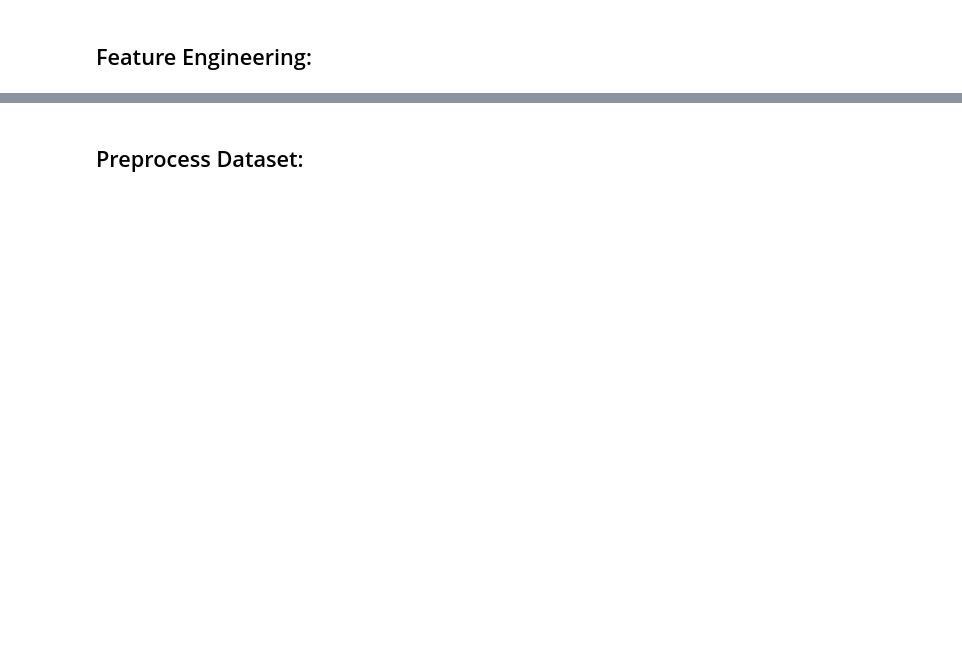
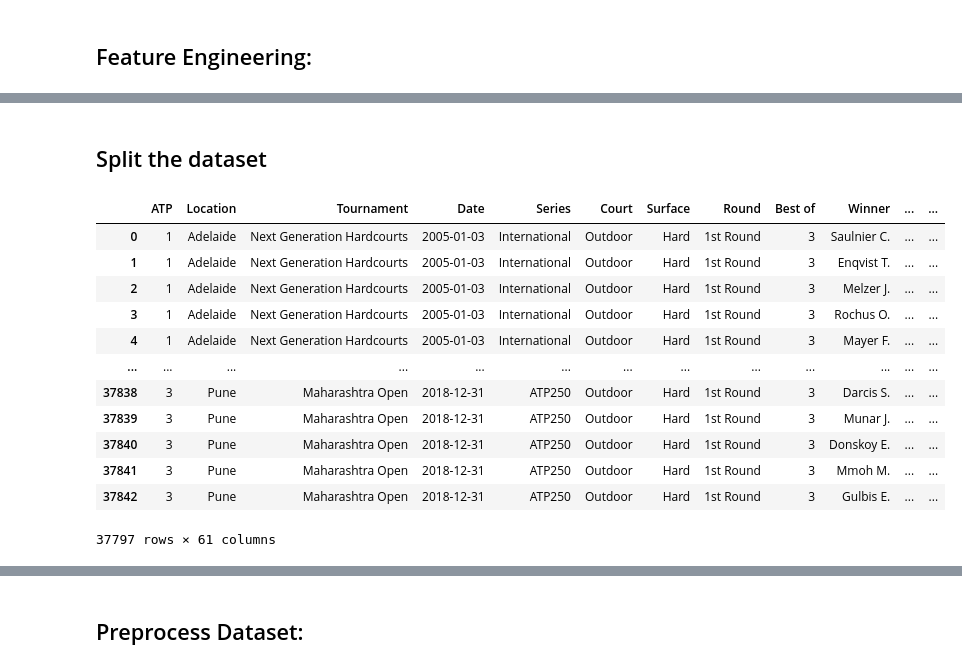
Before and after one commit to niranjan-96/Tennis-Match-Predictions, a Jupyter notebook: Logistic Regression.ipynb, the cells around one changed output, grey strips where cells are left out. Cells and saved outputs as stored; diff of their text form; code cells hidden in the pictures; blank space fills up the shorter version.

```diff
--- a/Logistic Regression.ipynb
+++ b/Logistic Regression.ipynb
@@ -52,30 +192,2 @@ betting_data
 # %% [markdown]
 ## Feature Engineering:
-# %%
-# Convert WRank and LRank to numeric, coercing errors
-betting_data['WRank'] = pd.to_numeric(betting_data['WRank'], errors='coerce')
-betting_data['LRank'] = pd.to_numeric(betting_data['LRank'], errors='coerce')
-
-# Fill NaN values with a high number
-betting_data['WRank'].fillna(100000, inplace=True)
-betting_data['LRank'].fillna(100000, inplace=True)
-
-# Correct the typo in row 38294, column 'EXW'
-if betting_data.at[38294, 'EXW'] == '2.,3':
-    betting_data.at[38294, 'EXW'] = '2.3'
-
-#Adding custom features
-betting_data['higher_rank_won'] = (betting_data['WRank'] < betting_data['LRank']).astype(int)
-betting_data['higher_rank_points'] = betting_data['higher_rank_won'] * betting_data['WPts'] + betting_data['LPts'] * (1 - betting_data['higher_rank_won'])
-betting_data['lower_rank_points'] = (1 - betting_data['higher_rank_won']) * betting_data['WPts'] + betting_data['LPts'] * betting_data['higher_rank_won']
-betting_data['points_diff'] = betting_data['higher_rank_points'] - betting_data['lower_rank_points']
-betting_data['points_ratio'] = betting_data['higher_rank_points'] / betting_data['lower_rank_points']
-betting_data['points_mean'] = (betting_data['higher_rank_points'] + betting_data['lower_rank_points']) / 2
-betting_data['log_winner_points'] = np.log(betting_data['higher_rank_points'])
-betting_data['log_loser_points'] = np.log(betting_data['lower_rank_points'])
-betting_data['diff_log_rank'] = betting_data['log_winner_points'] - betting_data['log_loser_points']
-betting_data['ranking_difference'] = (betting_data['WRank'] - betting_data['LRank']).abs()
-
-betting_data['TotalGamesWon_MatchWinner'] = betting_data[['W1', 'W2', 'W3', 'W4', 'W5']].sum(axis=1, skipna=True)
-betting_data['TotalGamesWon_MatchLoser'] = betting_data[['L1', 'L2', 'L3', 'L4', 'L5']].sum(axis=1, skipna=True)
-betting_data['GameDifference'] = betting_data['TotalGamesWon_MatchWinner'] - betting_data['TotalGamesWon_MatchLoser']
@@ -134,0 +251,29 @@ memory usage: 27.9+ MB
+# %% [markdown]
+## Split the dataset
+# %%
+# Convert 'tourney_date' to datetime format
+betting_data['Date'] = pd.to_datetime(betting_data['Date'], format='%Y-%m-%d')
+
+# Define the split date for January 1, 2019
+split_time = pd.to_datetime('2019-01-01', format='%Y-%m-%d')
+
+# Splitting the dataset into training and validation (test) sets
+betting_data_train = betting_data[betting_data['Date'] < split_time]
+betting_data_validation = betting_data[betting_data['Date'] >= split_time]
+
+# Display the first few rows of the train set to confirm the split
+betting_data_train
+# %% [output]
+|  | ATP | Location | Tournament | Date | Series | Court | Surface | Round | Best of | Winner | ... | ... |
+| 0 | 1 | Adelaide | Next Generation Hardcourts | 2005-01-03 | International | Outdoor | Hard | 1st Round | 3 | Saulnier C. | ... | ... |
+| 1 | 1 | Adelaide | Next Generation Hardcourts | 2005-01-03 | International | Outdoor | Hard | 1st Round | 3 | Enqvist T. | ... | ... |
+| 2 | 1 | Adelaide | Next Generation Hardcourts | 2005-01-03 | International | Outdoor | Hard | 1st Round | 3 | Melzer J. | ... | ... |
+| 3 | 1 | Adelaide | Next Generation Hardcourts | 2005-01-03 | International | Outdoor | Hard | 1st Round | 3 | Rochus O. | ... | ... |
+| 4 | 1 | Adelaide | Next Generation Hardcourts | 2005-01-03 | International | Outdoor | Hard | 1st Round | 3 | Mayer F. | ... | ... |
+| ... | ... | ... | ... | ... | ... | ... | ... | ... | ... | ... | ... | ... |
+| 37838 | 3 | Pune | Maharashtra Open | 2018-12-31 | ATP250 | Outdoor | Hard | 1st Round | 3 | Darcis S. | ... | ... |
+| 37839 | 3 | Pune | Maharashtra Open | 2018-12-31 | ATP250 | Outdoor | Hard | 1st Round | 3 | Munar J. | ... | ... |
+| 37840 | 3 | Pune | Maharashtra Open | 2018-12-31 | ATP250 | Outdoor | Hard | 1st Round | 3 | Donskoy E. | ... | ... |
+| 37841 | 3 | Pune | Maharashtra Open | 2018-12-31 | ATP250 | Outdoor | Hard | 1st Round | 3 | Mmoh M. | ... | ... |
+| 37842 | 3 | Pune | Maharashtra Open | 2018-12-31 | ATP250 | Outdoor | Hard | 1st Round | 3 | Gulbis E. | ... | ... |
+37797 rows × 61 columns
```
Also changed, not shown: parts of 36 cells of this notebook, 5 other files.
